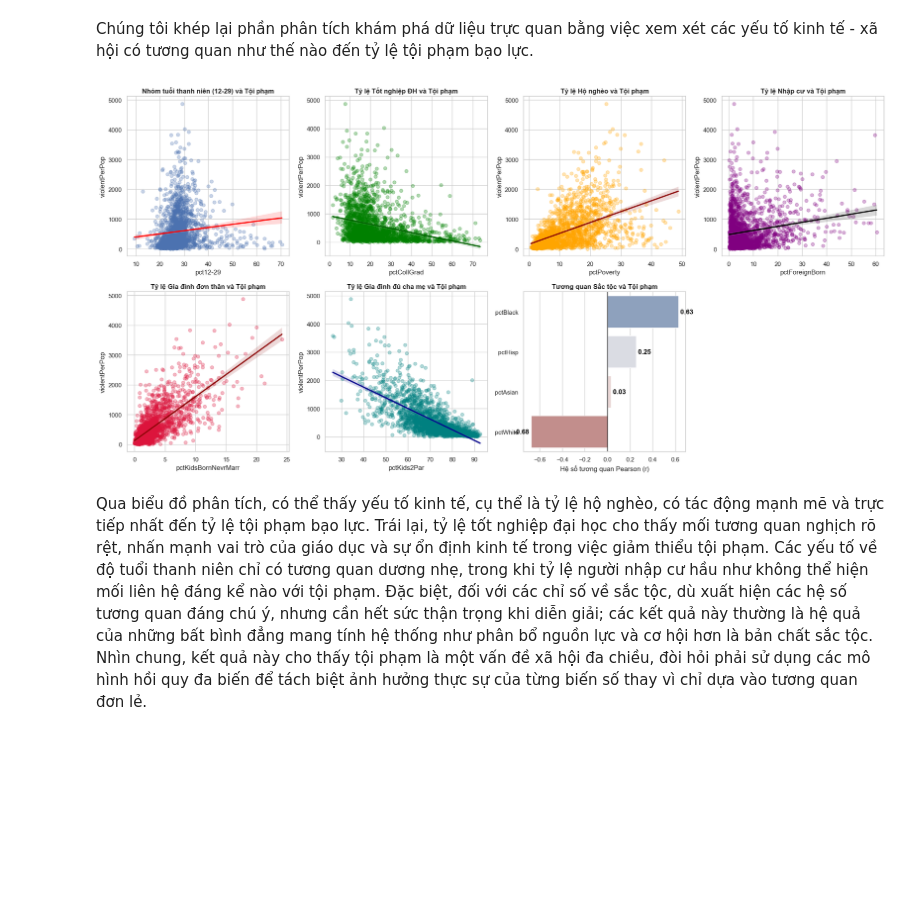
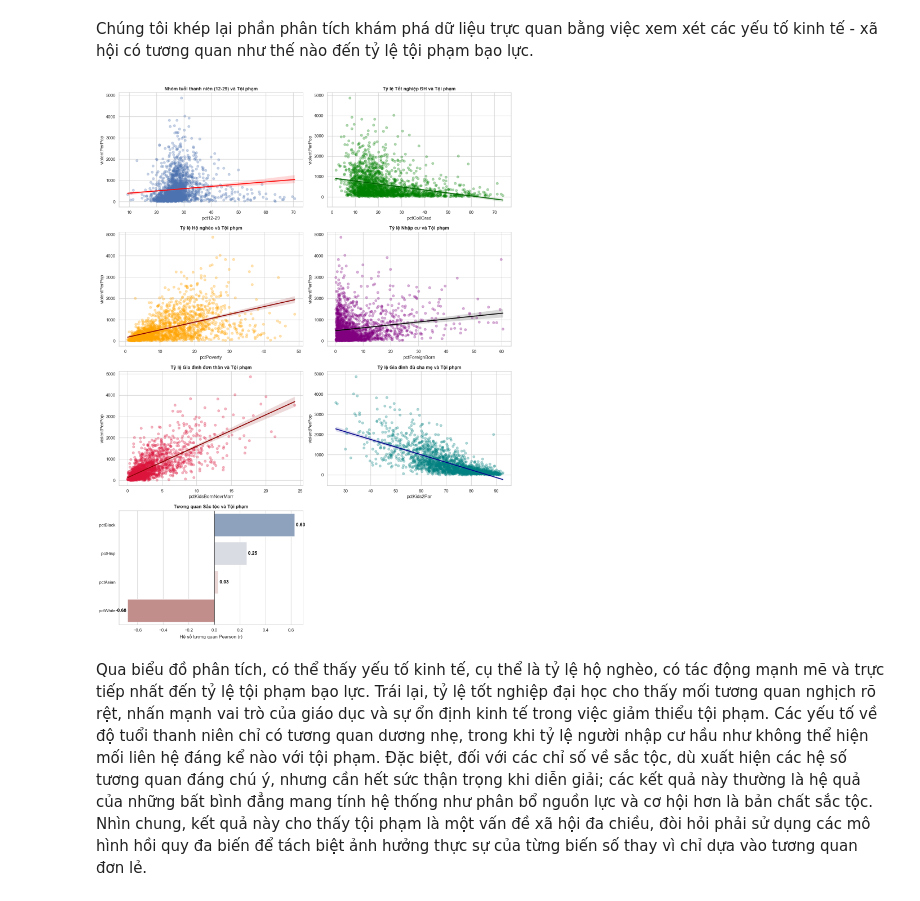
Before and after one commit to huongngh/crime-analysis, a Jupyter notebook: notebooks/02_eda_visualization.ipynb, the cells around one changed output. Saved outputs shown, nothing was run; the diff lists cells and outputs as text; code cells hidden in the pictures; blank space fills up the shorter version.

```diff
--- a/notebooks/02_eda_visualization.ipynb
+++ b/notebooks/02_eda_visualization.ipynb
@@ -256,10 +256,10 @@ Chúng tôi khép lại phần phân tích khám phá dữ liệu trực quan b
 import matplotlib.pyplot as plt
 import seaborn as sns
 
-
 TARGET_COL = "violentPerPop"
 
-fig, axes = plt.subplots(2, 4, figsize=(20, 10))
+
+fig, axes = plt.subplots(4, 2, figsize=(15, 20))
 
 axes = axes.flatten()
 
@@ -288,38 +288,36 @@ sns.regplot(data=df, x='pctKidsBornNevrMarr', y=TARGET_COL, ax=axes[4], color='c
 axes[4].set_title('Tỷ lệ Gia đình đơn thân và Tội phạm', fontweight='bold')
 
 # 6: Cấu trúc gia đình có đủ cha mẹ
 sns.regplot(data=df, x='pctKids2Par', y=TARGET_COL, ax=axes[5], color='teal', scatter_kws={'alpha': 0.3},
             line_kws={'color': 'darkblue'})
 axes[5].set_title('Tỷ lệ Gia đình đủ cha mẹ và Tội phạm', fontweight='bold')
 
 # 7: Sắc tộc
 race_vars = ['pctBlack', 'pctWhite', 'pctAsian', 'pctHisp']
 
 # Tính toán tương quan với biến mục tiêu và sắp xếp
 race_corr = df[race_vars + [TARGET_COL]].corr()[[TARGET_COL]].drop(TARGET_COL)
 race_corr = race_corr.sort_values(by=TARGET_COL, ascending=False)
 
 # Vẽ biểu đồ cột ngang
 sns.barplot(x=race_corr[TARGET_COL], y=race_corr.index, ax=axes[6], palette='vlag')
 
-
 axes[6].set_title('Tương quan Sắc tộc và Tội phạm', fontweight='bold')
 axes[6].set_xlabel('Hệ số tương quan Pearson (r)')
 axes[6].set_ylabel('')
-axes[6].axvline(0, color='black', linewidth=1) # Thêm đường trục 0 ở giữa để phân biệt âm/dương
-
+axes[6].axvline(0, color='black', linewidth=1)
 
 for i, val in enumerate(race_corr[TARGET_COL]):
     axes[6].text(val, i, f" {val:.2f} ", va='center',
                  ha='left' if val > 0 else 'right', color='black', fontweight='bold')
 
-# 8: Tắt trục của ô cuối cùng vì chỉ có 7 biểu đồ
+
 axes[7].axis('off')
 
 plt.tight_layout()
 plt.show()
 # %% [output]
-[figure, old version]
+[figure, new version]
 # %% [markdown]
 Qua biểu đồ phân tích, có thể thấy yếu tố kinh tế, cụ thể là tỷ lệ hộ nghèo, có tác động mạnh mẽ và trực tiếp nhất đến tỷ lệ tội phạm bạo lực. Trái lại, tỷ lệ tốt nghiệp đại học cho thấy mối tương quan nghịch rõ rệt, nhấn mạnh vai trò của giáo dục và sự ổn định kinh tế trong việc giảm thiểu tội phạm. Các yếu tố về độ tuổi thanh niên chỉ có tương quan dương nhẹ, trong khi tỷ lệ người nhập cư hầu như không thể hiện mối liên hệ đáng kể nào với tội phạm. Đặc biệt, đối với các chỉ số về sắc tộc, dù xuất hiện các hệ số tương quan đáng chú ý, nhưng cần hết sức thận trọng khi diễn giải; các kết quả này thường là hệ quả của những bất bình đẳng mang tính hệ thống như phân bổ nguồn lực và cơ hội hơn là bản chất sắc tộc. Nhìn chung, kết quả này cho thấy tội phạm là một vấn đề xã hội đa chiều, đòi hỏi phải sử dụng các mô hình hồi quy đa biến để tách biệt ảnh hưởng thực sự của từng biến số thay vì chỉ dựa vào tương quan đơn lẻ.
 # %% [markdown]
```
Also changed, not shown: parts of 2 cells of this notebook.
